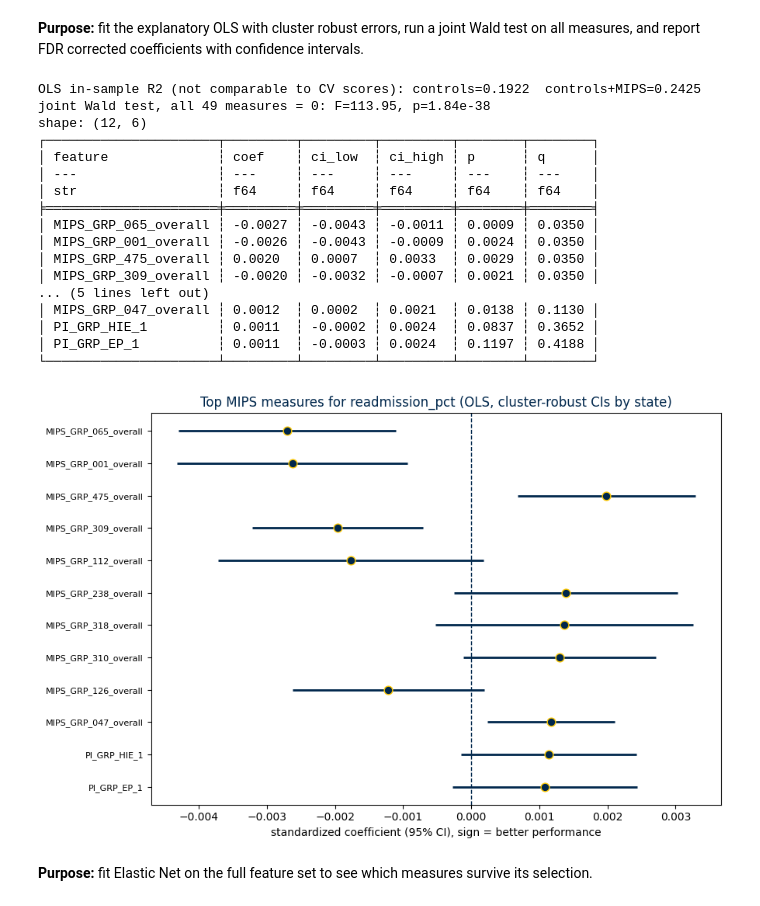
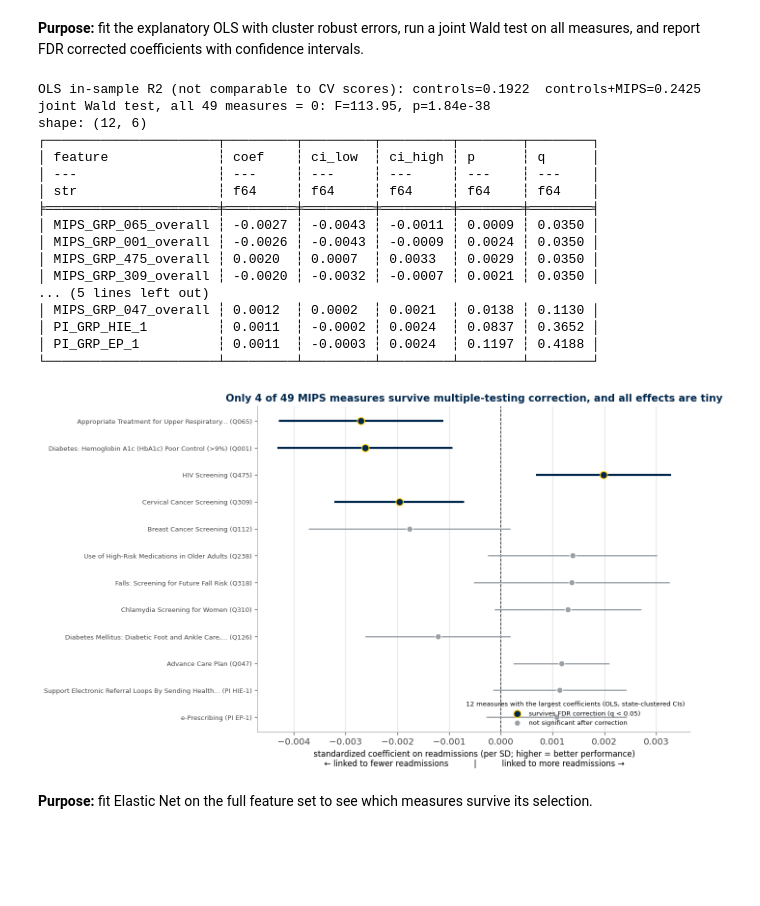
Before and after one commit to memckay/mads-capstone, a Jupyter notebook: notebooks/04_supervised_learning.ipynb, the cells around one changed output. Drawn from its saved outputs; the diff is of its cells as text; code cells hidden in the pictures; blank space fills up the shorter version.

```diff
--- a/notebooks/04_supervised_learning.ipynb
+++ b/notebooks/04_supervised_learning.ipynb
@@ -883,42 +928,82 @@ coef_tbl = (
     .sort(pl.col("coef").abs(), descending=True)
 )
 # Multiplicity: 49 tests at once, so read q (BH-FDR), not raw p
 q = multipletests(coef_tbl["p"].to_numpy(), method="fdr_bh")[1]
 coef_tbl = coef_tbl.with_columns(q=pl.Series(q))
 with pl.Config(tbl_rows=12, float_precision=4):
     print(coef_tbl.head(12))
 
 top = coef_tbl.head(12).reverse()
-fig, ax = plt.subplots(figsize=(9, 6))
+ci_low = top["ci_low"].to_numpy()
+ci_high = top["ci_high"].to_numpy()
+coef = top["coef"].to_numpy()
+qval = top["q"].to_numpy()
+sig = qval < 0.05
 ypos = np.arange(top.height)
-ax.hlines(ypos, top["ci_low"], top["ci_high"], color=BLUE, linewidth=2)
-ax.scatter(top["coef"], ypos, color=BLUE, edgecolor=MAIZE, zorder=3, s=60)
-ax.axvline(0, color=BLUE, linewidth=1, linestyle="--")
-ax.set_yticks(ypos, [t[:46] for t in top["feature"].to_list()], fontsize=8)
-ax.set_xlabel("standardized coefficient (95% CI), sign = better performance")
-ax.set_title(f"Top MIPS measures for {PRIMARY} (OLS, cluster-robust CIs by state)", color=BLUE)
+
+# Readable measure names: measure_cd -> title, taken from the modeling data itself
+measure_titles = dict(am.select("measure_cd", "measure_title").unique().iter_rows())
+
+def measure_label(code):
+    """Turn a code like MIPS_GRP_065_overall into 'Readable name (Q065)'."""
+    title = measure_titles.get(code, code)
+    parts = code.split("_")
+    if code.startswith("MIPS_GRP_"):
+        sid = "Q" + parts[2]
+    elif code.startswith("PI_GRP_"):
+        sid = "PI " + "-".join(parts[2:])
+    elif code.startswith("IA_GRP_"):
+        sid = "IA " + "-".join(parts[2:])
+    elif code.startswith("QCDR_GRP_"):
+        sid = "QCDR " + parts[2]
+    else:
+        sid = code
+    if len(title) > 52:
+        title = title[:52].rsplit(" ", 1)[0] + "..."
+    return f"{title} ({sid})"
+
+ylabels = [measure_label(c) for c in top["feature"].to_list()]
+
+fig, ax = plt.subplots(figsize=(11.5, 6.8))
+for i in range(top.height):
+    ax.hlines(ypos[i], ci_low[i], ci_high[i],
+              color=BLUE if sig[i] else GRAY, linewidth=2.6 if sig[i] else 1.6, zorder=2)
+ax.scatter(coef[sig], ypos[sig], color=BLUE, edgecolor=MAIZE, linewidth=1.2, s=80, zorder=3,
+           label="survives FDR correction (q < 0.05)")
+ax.scatter(coef[~sig], ypos[~sig], color=GRAY, edgecolor="white", linewidth=1.0, s=55, zorder=3,
+           label="not significant after correction")
+ax.axvline(0, color="#333333", linewidth=1, linestyle="--", zorder=1)
+ax.set_yticks(ypos, ylabels, fontsize=8)
+ax.set_xlabel("standardized coefficient on readmissions (per SD; higher = better performance)\n"
+              "← linked to fewer readmissions          |          linked to more readmissions →",
+              fontsize=10)
+ax.set_title("Only 4 of 49 MIPS measures survive multiple-testing correction, and all effects are tiny",
+             fontsize=12.5)
+ax.legend(loc="lower right", fontsize=8, frameon=False,
+          title="12 measures with the largest coefficients (OLS, state-clustered CIs)", title_fontsize=8)
+clean_ax(ax, grid_axis="x")
 fig.tight_layout()
-fig.savefig(FIGURES / "sl_top_measures_ci.png", dpi=150, bbox_inches="tight")
+fig.savefig(FIGURES / "sl_top_measures_ci.png")
 plt.show()
 # %% [output]
 OLS in-sample R2 (not comparable to CV scores): controls=0.1922  controls+MIPS=0.2425
 joint Wald test, all 49 measures = 0: F=113.95, p=1.84e-38
 shape: (12, 6)
 ┌──────────────────────┬─────────┬─────────┬─────────┬────────┬────────┐
 │ feature              ┆ coef    ┆ ci_low  ┆ ci_high ┆ p      ┆ q      │
 │ ---                  ┆ ---     ┆ ---     ┆ ---     ┆ ---    ┆ ---    │
 │ str                  ┆ f64     ┆ f64     ┆ f64     ┆ f64    ┆ f64    │
 ╞══════════════════════╪═════════╪═════════╪═════════╪════════╪════════╡
 │ MIPS_GRP_065_overall ┆ -0.0027 ┆ -0.0043 ┆ -0.0011 ┆ 0.0009 ┆ 0.0350 │
 │ MIPS_GRP_001_overall ┆ -0.0026 ┆ -0.0043 ┆ -0.0009 ┆ 0.0024 ┆ 0.0350 │
 │ MIPS_GRP_475_overall ┆ 0.0020  ┆ 0.0007  ┆ 0.0033  ┆ 0.0029 ┆ 0.0350 │
 │ MIPS_GRP_309_overall ┆ -0.0020 ┆ -0.0032 ┆ -0.0007 ┆ 0.0021 ┆ 0.0350 │
 ... (5 lines left out)
 │ MIPS_GRP_047_overall ┆ 0.0012  ┆ 0.0002  ┆ 0.0021  ┆ 0.0138 ┆ 0.1130 │
 │ PI_GRP_HIE_1         ┆ 0.0011  ┆ -0.0002 ┆ 0.0024  ┆ 0.0837 ┆ 0.3652 │
 │ PI_GRP_EP_1          ┆ 0.0011  ┆ -0.0003 ┆ 0.0024  ┆ 0.1197 ┆ 0.4188 │
 └──────────────────────┴─────────┴─────────┴─────────┴────────┴────────┘
-[figure, old version]
+[figure, new version]
 # %% [markdown]
 **Purpose:** fit Elastic Net on the full feature set to see which measures survive its selection.
 # %%
```
Also changed, not shown: parts of 4 cells of this notebook, 4 other files.
